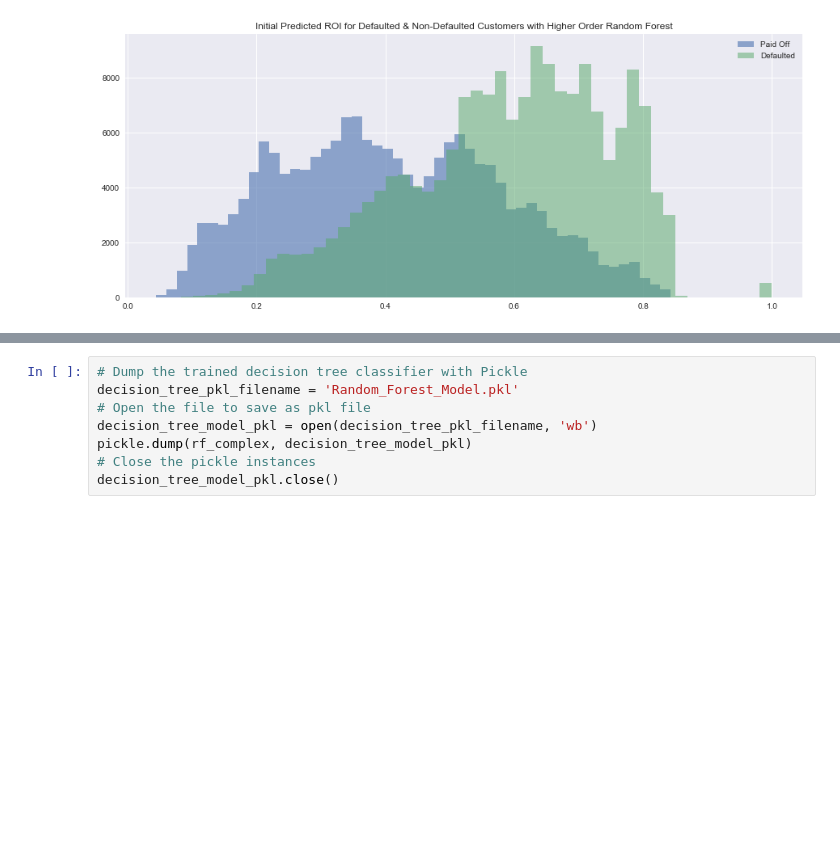
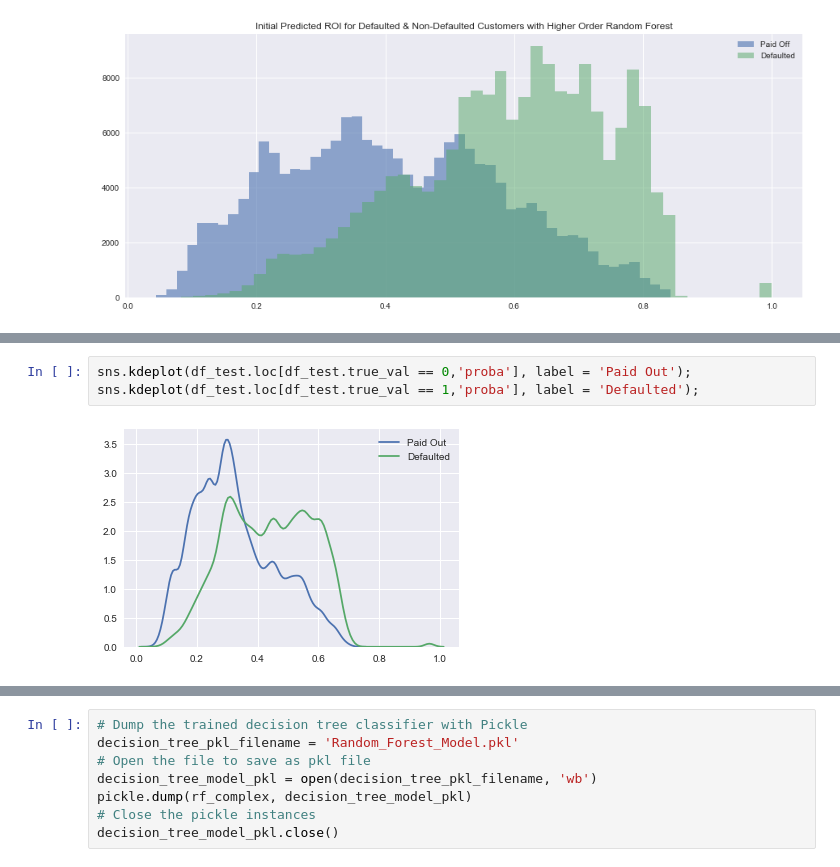
Before and after one commit to bhavenp/209A-FinalProject, a Jupyter notebook: hugo/Model_Testing.ipynb, the cells around one changed output, grey strips where cells are left out. Drawn from its saved outputs; the diff is of its cells as text; blank space fills up the shorter version.

```diff
--- a/hugo/Model_Testing.ipynb
+++ b/hugo/Model_Testing.ipynb
@@ -134,0 +146,5 @@ plt.show()
+# %%
+sns.kdeplot(df_test.loc[df_test.true_val == 0,'proba'], label = 'Paid Out');
+sns.kdeplot(df_test.loc[df_test.true_val == 1,'proba'], label = 'Defaulted');
+# %% [output]
+[figure, added]
```
Also changed, not shown: parts of 8 cells of this notebook.
